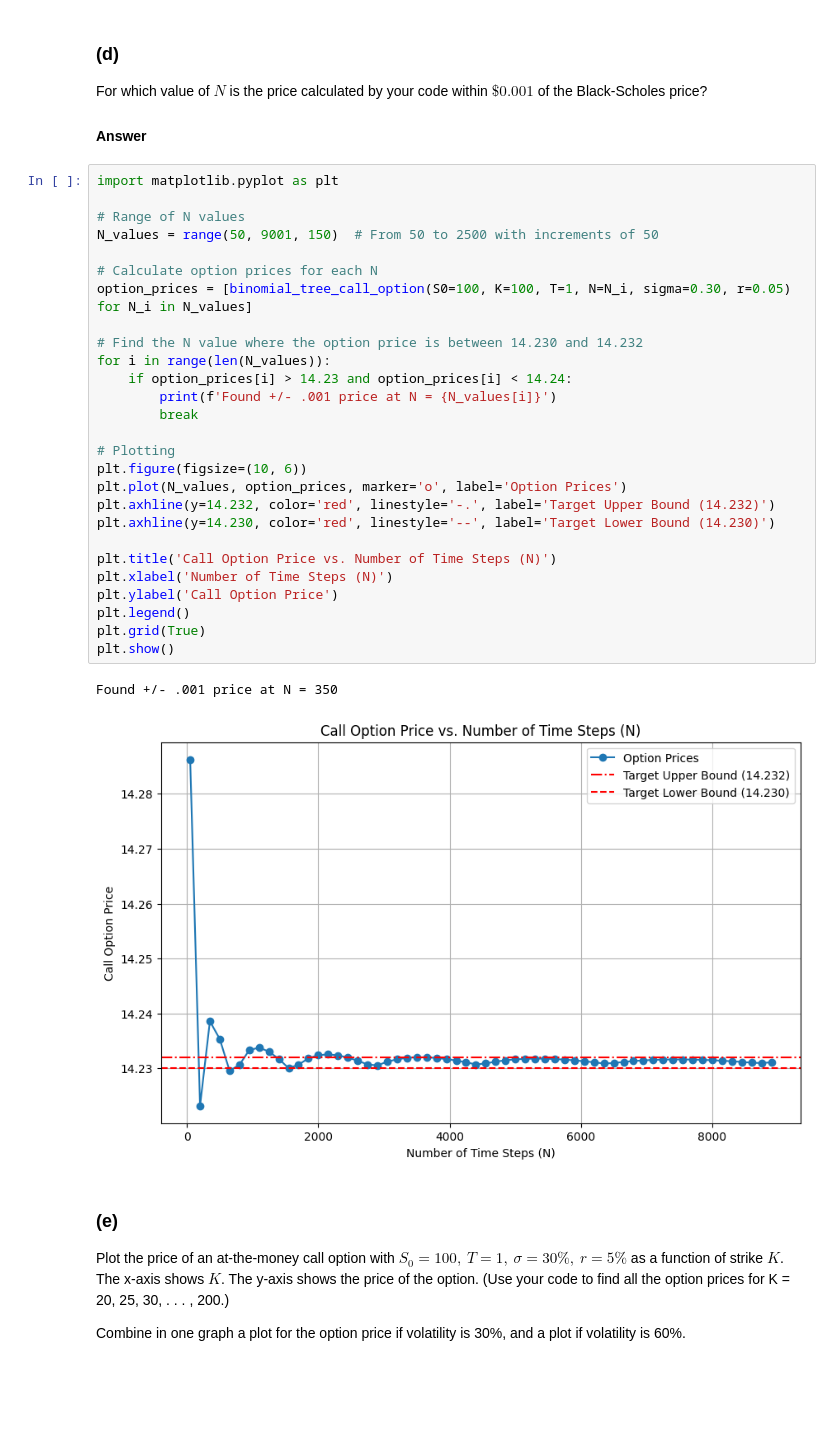
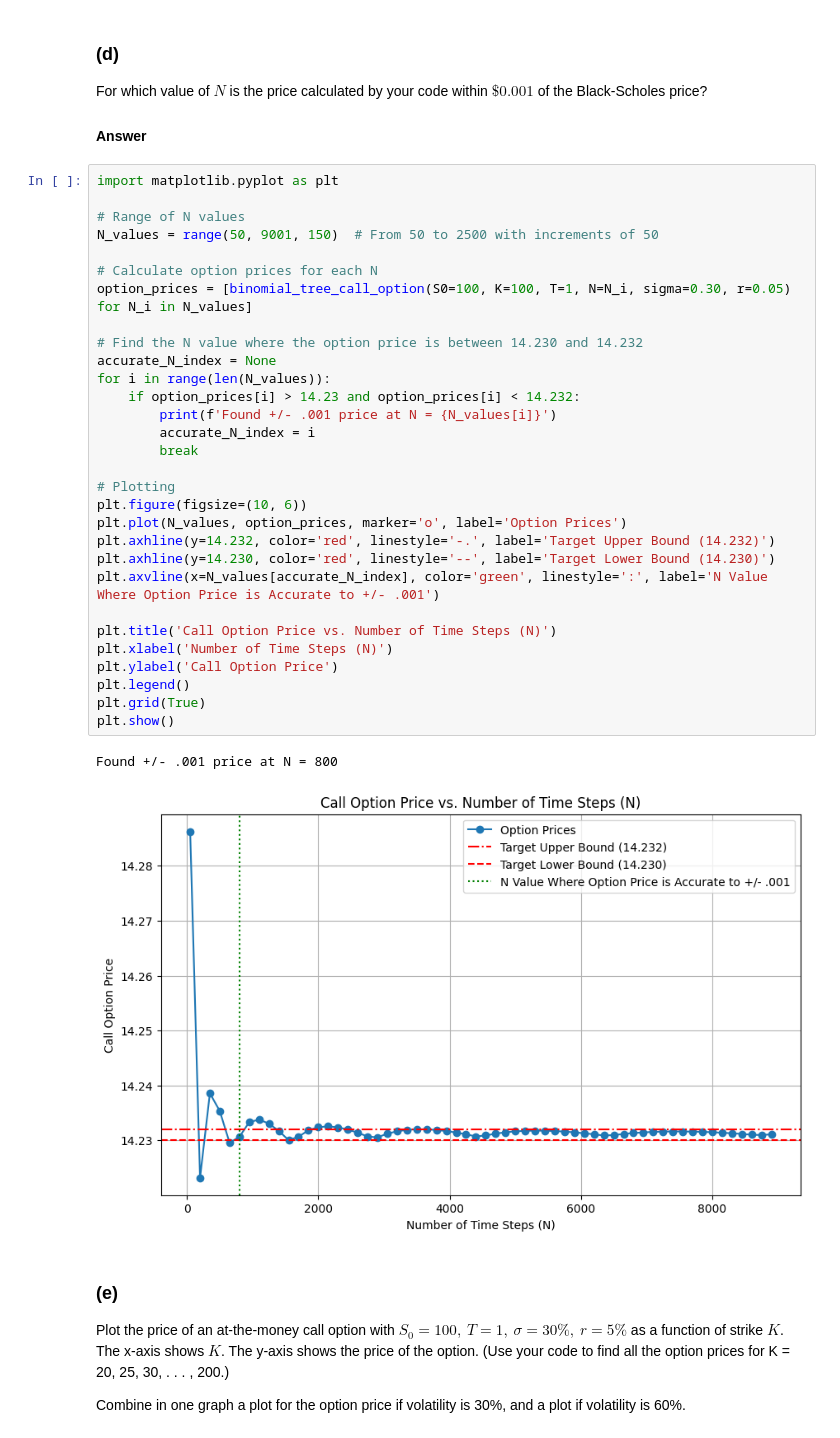
Before and after one commit to alexcraig043/math-86, a Jupyter notebook: homeworks/hw1/hw1.ipynb, the cells around one changed output. Cells and saved outputs as stored; diff of their text form; blank space fills up the shorter version.

Commit message:
Fixed accurate price

```diff
--- a/homeworks/hw1/hw1.ipynb
+++ b/homeworks/hw1/hw1.ipynb
@@ -407,33 +407,36 @@ Black-Scholes price?
 # %%
 import matplotlib.pyplot as plt
 
 # Range of N values
 N_values = range(50, 9001, 150)  # From 50 to 2500 with increments of 50
 
 # Calculate option prices for each N
 option_prices = [binomial_tree_call_option(S0=100, K=100, T=1, N=N_i, sigma=0.30, r=0.05) for N_i in N_values]
 
 # Find the N value where the option price is between 14.230 and 14.232
+accurate_N_index = None
 for i in range(len(N_values)):
-    if option_prices[i] > 14.23 and option_prices[i] < 14.24:
+    if option_prices[i] > 14.23 and option_prices[i] < 14.232:
         print(f'Found +/- .001 price at N = {N_values[i]}')
+        accurate_N_index = i
         break
 
 # Plotting
 plt.figure(figsize=(10, 6))
 plt.plot(N_values, option_prices, marker='o', label='Option Prices')
 plt.axhline(y=14.232, color='red', linestyle='-.', label='Target Upper Bound (14.232)')
 plt.axhline(y=14.230, color='red', linestyle='--', label='Target Lower Bound (14.230)')
+plt.axvline(x=N_values[accurate_N_index], color='green', linestyle=':', label='N Value Where Option Price is Accurate to +/- .001')
 
 plt.title('Call Option Price vs. Number of Time Steps (N)')
 plt.xlabel('Number of Time Steps (N)')
 plt.ylabel('Call Option Price')
 plt.legend()
 plt.grid(True)
 plt.show()
 # %% [output]
-Found +/- .001 price at N = 350
+Found +/- .001 price at N = 800
-[figure, old version]
+[figure, new version]
 # %% [markdown]
 ### (e)
 Plot the price of an at-the-money call option with $S_0 = 100, \ T = 1,\ \sigma = 30\%, \ r =
```
Also changed, not shown: parts of 1 cell of this notebook.
